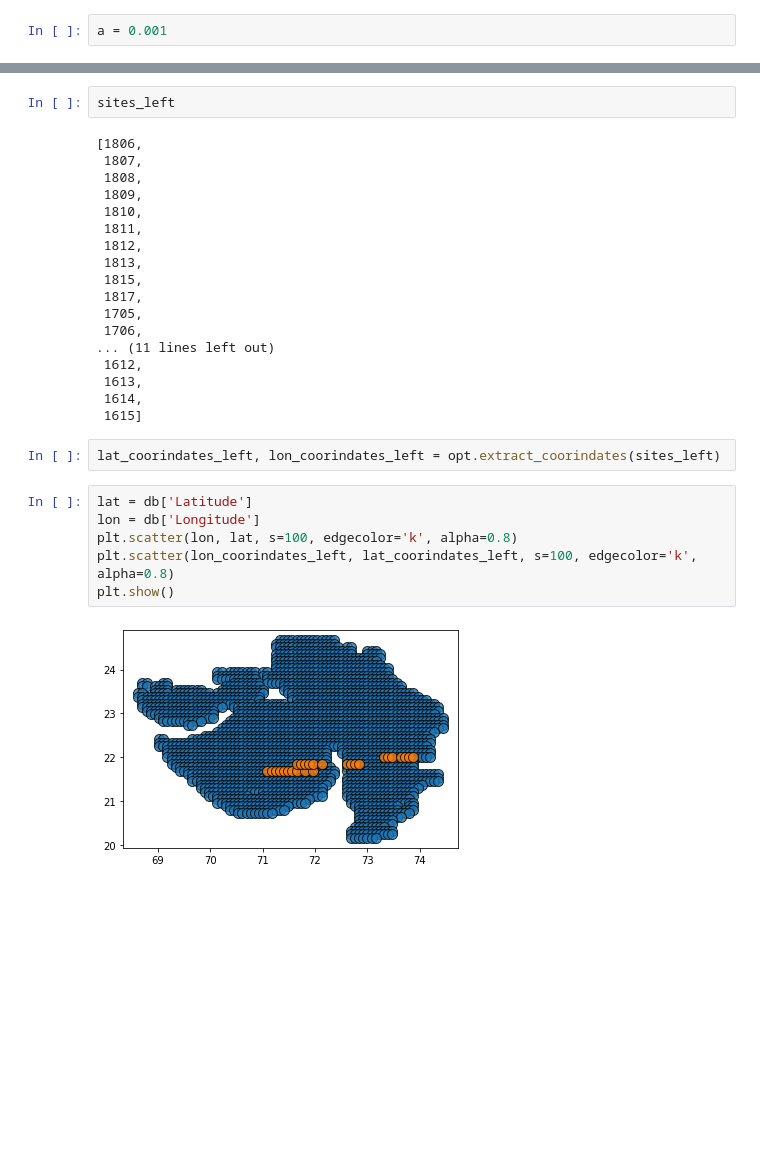
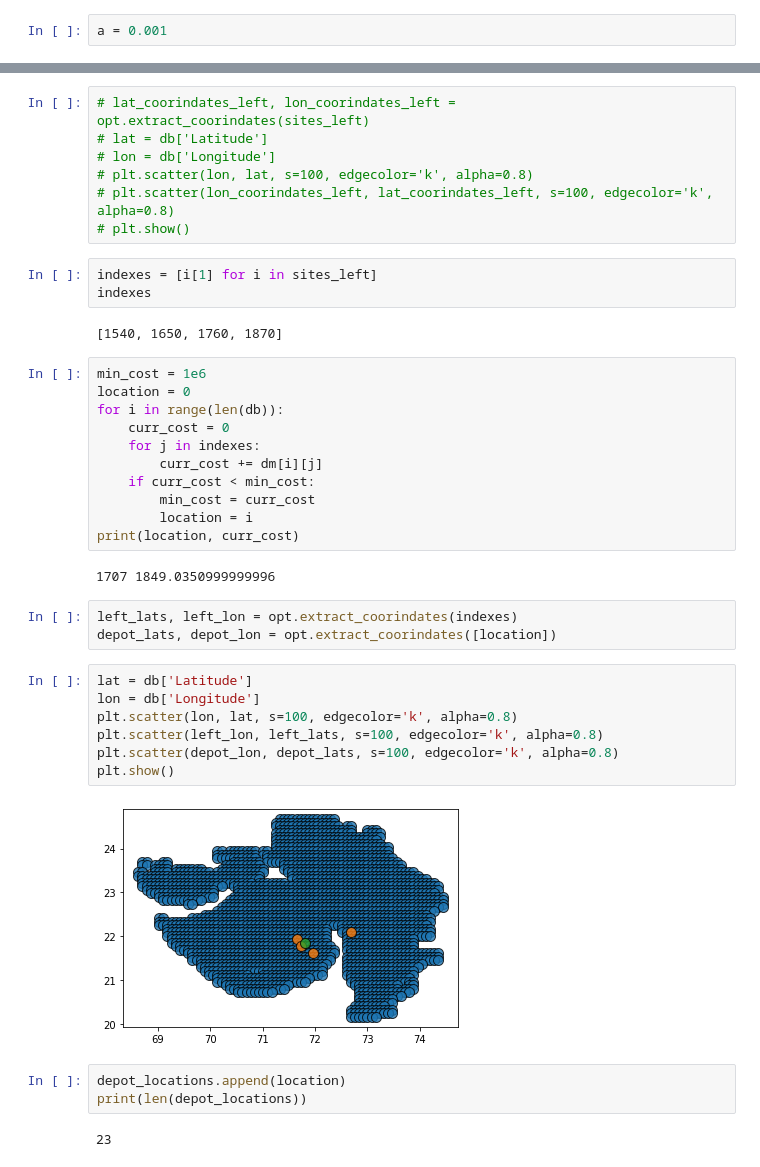
Before and after one commit to ishaan9006/agricultural-waste-utilization, a Jupyter notebook: run.ipynb, the cells around one changed output, grey strips where cells are left out. Saved outputs shown, nothing was run; the diff lists cells and outputs as text; blank space fills up the shorter version.

```diff
--- a/run.ipynb
+++ b/run.ipynb
@@ -281,30 +302,42 @@ cost_transport
-# %%
-sites_left
-# %% [output]
-[1806,
- 1807,
- 1808,
- 1809,
- 1810,
- 1811,
- 1812,
- 1813,
- 1815,
- 1817,
- 1705,
- 1706,
-... (11 lines left out)
- 1612,
- 1613,
- 1614,
- 1615]
-# %%
-lat_coorindates_left, lon_coorindates_left = opt.extract_coorindates(sites_left)
 # %%
-lat = db['Latitude']
-lon = db['Longitude']
-plt.scatter(lon, lat, s=100, edgecolor='k', alpha=0.8)
-plt.scatter(lon_coorindates_left, lat_coorindates_left, s=100, edgecolor='k', alpha=0.8)
-plt.show()
+# lat_coorindates_left, lon_coorindates_left = opt.extract_coorindates(sites_left)
+# lat = db['Latitude']
+# lon = db['Longitude']
+# plt.scatter(lon, lat, s=100, edgecolor='k', alpha=0.8)
+# plt.scatter(lon_coorindates_left, lat_coorindates_left, s=100, edgecolor='k', alpha=0.8)
+# plt.show()
-# %% [output]
-[figure, removed]
+# %%
+indexes = [i[1] for i in sites_left]
+indexes
+# %% [output]
+[1540, 1650, 1760, 1870]
+# %%
+min_cost = 1e6
+location = 0
+for i in range(len(db)):
+    curr_cost = 0
+    for j in indexes:
+        curr_cost += dm[i][j]
+    if curr_cost < min_cost:
+        min_cost = curr_cost
+        location = i
+print(location, curr_cost)
+# %% [output]
+1707 1849.0350999999996
+# %%
+left_lats, left_lon = opt.extract_coorindates(indexes)
+depot_lats, depot_lon = opt.extract_coorindates([location])
+# %%
+lat = db['Latitude']
+lon = db['Longitude']
+plt.scatter(lon, lat, s=100, edgecolor='k', alpha=0.8)
+plt.scatter(left_lon, left_lats, s=100, edgecolor='k', alpha=0.8)
+plt.scatter(depot_lon, depot_lats, s=100, edgecolor='k', alpha=0.8)
+plt.show()
+# %% [output]
+[figure, added]
+# %%
+depot_locations.append(location)
+print(len(depot_locations))
+# %% [output]
+23
```
Also changed, not shown: parts of 14 cells of this notebook.
